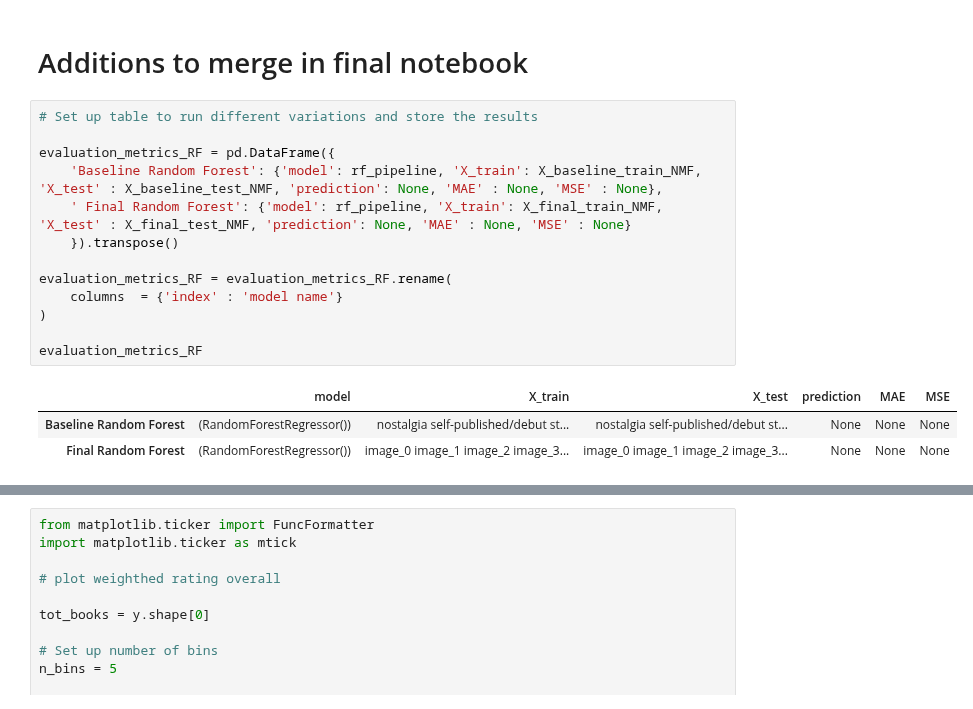
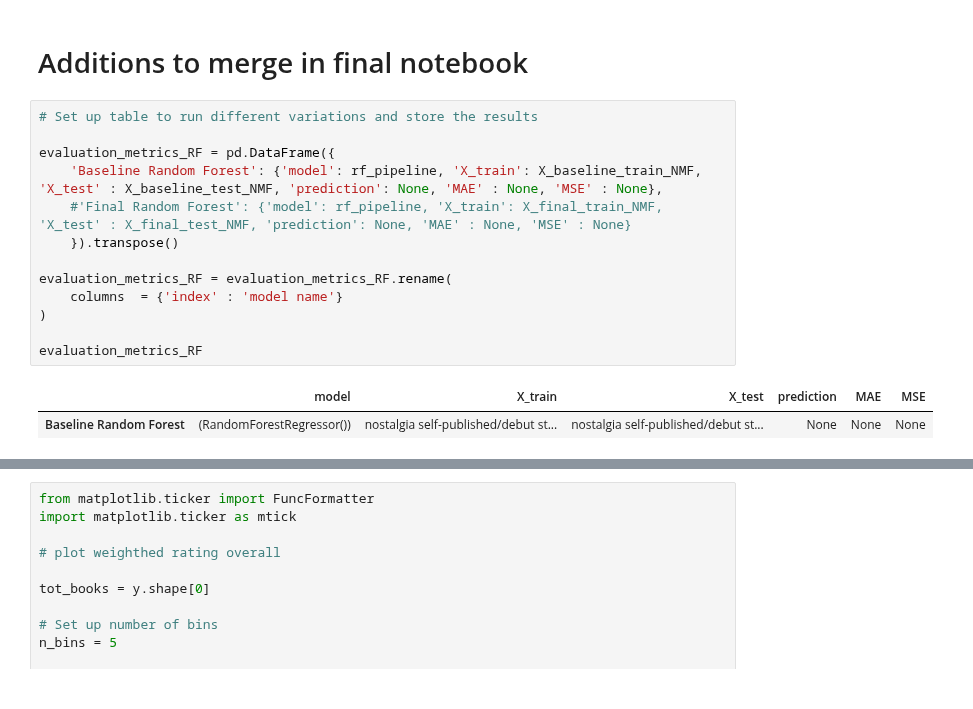
Before and after one commit to MargheSerena/Group-project, a Jupyter notebook: 03 ML set up_MF.ipynb, the cells around one changed output, grey strips where cells are left out. Saved outputs shown, nothing was run; the diff lists cells and outputs as text.

```diff
--- a/03 ML set up_MF.ipynb
+++ b/03 ML set up_MF.ipynb
@@ -1160,20 +1179,19 @@ evaluation_metrics_all
 # %%
 # Set up table to run different variations and store the results
 
 evaluation_metrics_RF = pd.DataFrame({
     'Baseline Random Forest': {'model': rf_pipeline, 'X_train': X_baseline_train_NMF, 'X_test' : X_baseline_test_NMF, 'prediction': None, 'MAE' : None, 'MSE' : None},
-    ' Final Random Forest': {'model': rf_pipeline, 'X_train': X_final_train_NMF, 'X_test' : X_final_test_NMF, 'prediction': None, 'MAE' : None, 'MSE' : None}
+    #'Final Random Forest': {'model': rf_pipeline, 'X_train': X_final_train_NMF, 'X_test' : X_final_test_NMF, 'prediction': None, 'MAE' : None, 'MSE' : None}
     }).transpose()
 
 evaluation_metrics_RF = evaluation_metrics_RF.rename(
     columns  = {'index' : 'model name'}
 )
 
 evaluation_metrics_RF
 # %% [output]
 |  | model | X_train | X_test | prediction | MAE | MSE |
 | Baseline Random Forest | (RandomForestRegressor()) | nostalgia self-published/debut st... | nostalgia self-published/debut st... | None | None | None |
-| Final Random Forest | (RandomForestRegressor()) | image_0 image_1 image_2 image_3... | image_0 image_1 image_2 image_3... | None | None | None |
 # %%
 # Fit and predict
 
```
Also changed, not shown: parts of 15 cells of this notebook.
